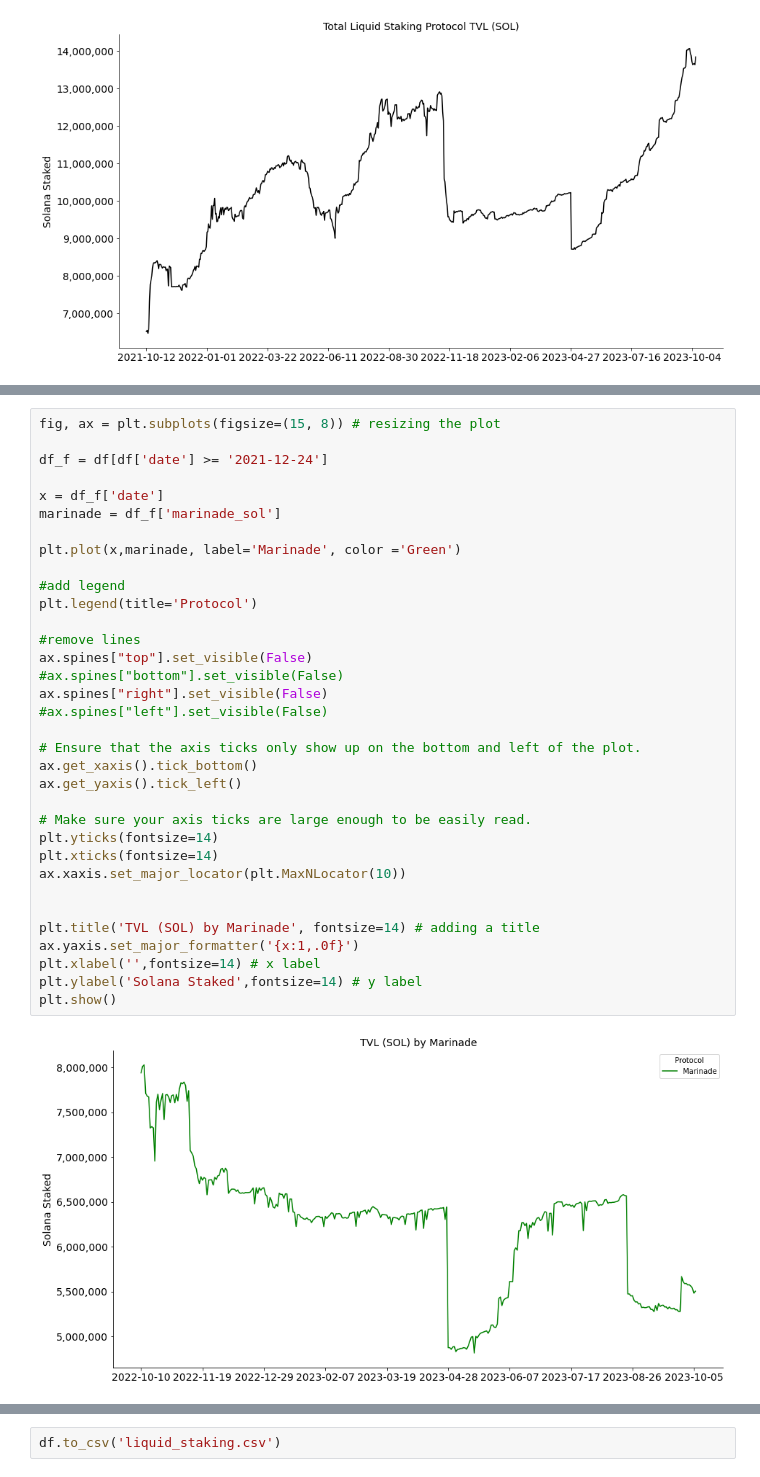
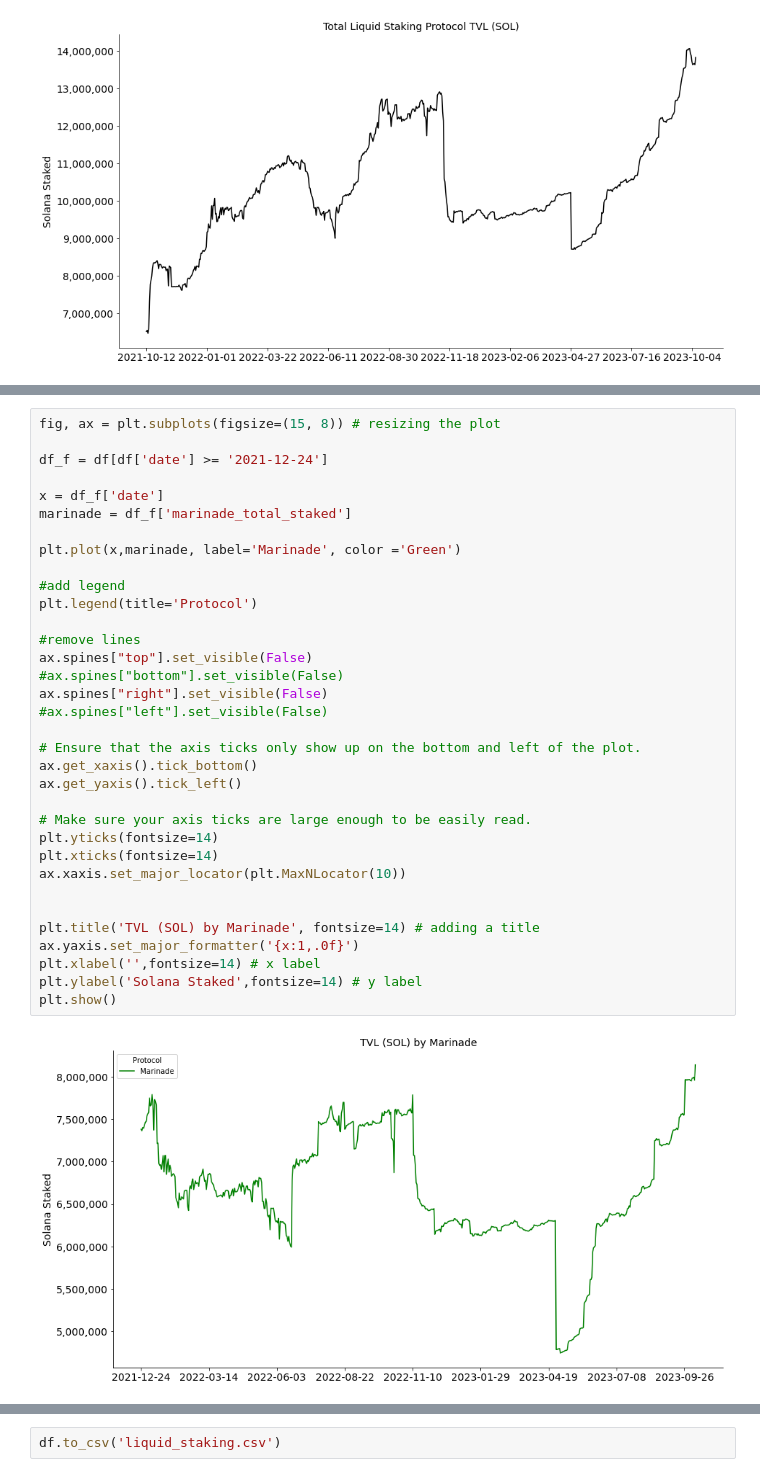
Before and after one commit to zainbacchus/py-notebooks, a Jupyter notebook: Solana Liquid Staking.ipynb, the cells around one changed output, grey strips where cells are left out. Drawn from its saved outputs; the diff is of its cells as text.

```diff
--- a/Solana Liquid Staking.ipynb
+++ b/Solana Liquid Staking.ipynb
@@ -212,36 +212,36 @@ fig, ax = plt.subplots(figsize=(15, 8)) # resizing the plot
 df_f = df[df['date'] >= '2021-12-24']
 
 x = df_f['date']
-marinade = df_f['marinade_sol']
+marinade = df_f['marinade_total_staked']
 
 plt.plot(x,marinade, label='Marinade', color ='Green')
 
 #add legend
 plt.legend(title='Protocol')
 
 #remove lines
 ax.spines["top"].set_visible(False)
 #ax.spines["bottom"].set_visible(False)
 ax.spines["right"].set_visible(False)
 #ax.spines["left"].set_visible(False)
 
 # Ensure that the axis ticks only show up on the bottom and left of the plot.
 ax.get_xaxis().tick_bottom()
 ax.get_yaxis().tick_left()
 
 # Make sure your axis ticks are large enough to be easily read.
 plt.yticks(fontsize=14)
 plt.xticks(fontsize=14)
 ax.xaxis.set_major_locator(plt.MaxNLocator(10))
 
 
 plt.title('TVL (SOL) by Marinade', fontsize=14) # adding a title
 ax.yaxis.set_major_formatter('{x:1,.0f}')
 plt.xlabel('',fontsize=14) # x label
 plt.ylabel('Solana Staked',fontsize=14) # y label
 plt.show()
 # %% [output]
-[figure, old version]
+[figure, new version]
 # %%
 fig, ax = plt.subplots(figsize=(15, 8)) # resizing the plot
 
```
Also changed, not shown: parts of 6 cells of this notebook.
